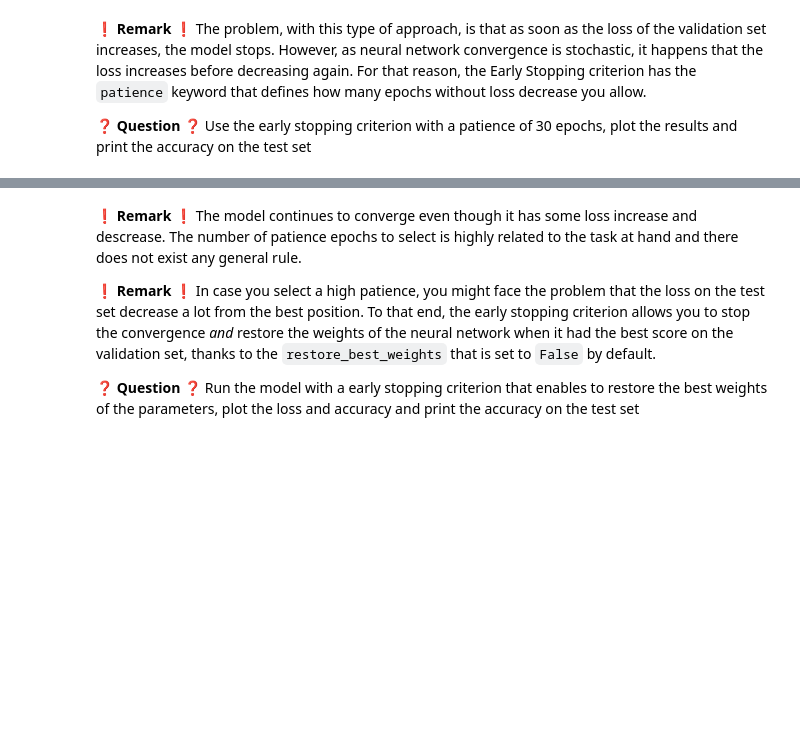
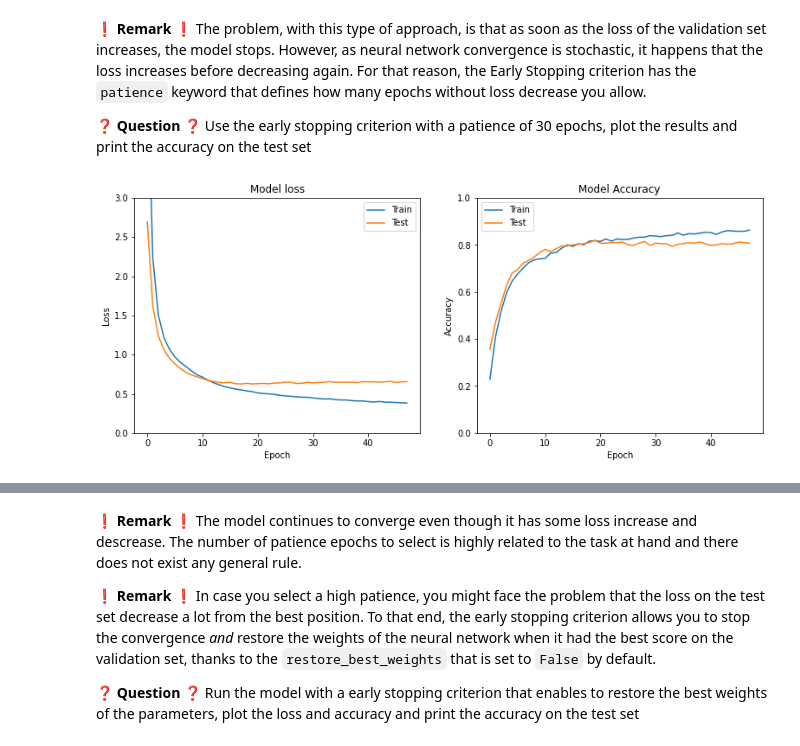
Before and after one commit to abibalimi/lewagon-data-challenges, a Jupyter notebook: 06-Deep-Learning/02-Optimizer-loss-and-fitting/02-How-to-properly-prevent-overfitting/how_to_properly_prevent_overfitting.ipynb, the cells around one changed output, grey strips where cells are left out. Cells and saved outputs as stored; diff of their text form; code cells hidden in the pictures; blank space fills up the shorter version.

```diff
--- a/06-Deep-Learning/02-Optimizer-loss-and-fitting/02-How-to-properly-prevent-overfitting/how_to_properly_prevent_overfitting.ipynb
+++ b/06-Deep-Learning/02-Optimizer-loss-and-fitting/02-How-to-properly-prevent-overfitting/how_to_properly_prevent_overfitting.ipynb
@@ -266,0 +292,16 @@ history = model.fit(X_train, y_train,
+# %%
+es = EarlyStopping(patience=30)
+
+model = initialize_model()
+
+# Fit the model on the train data
+history = model.fit(X_train, y_train,
+                    validation_split=0.3,
+                    epochs=500,
+                    batch_size=16,
+                    verbose=0,
+                    callbacks=[es])
+# %%
+plot_loss_accuracy(history)
+# %% [output]
+[figure, added]
```
Also changed, not shown: parts of 32 cells of this notebook.
